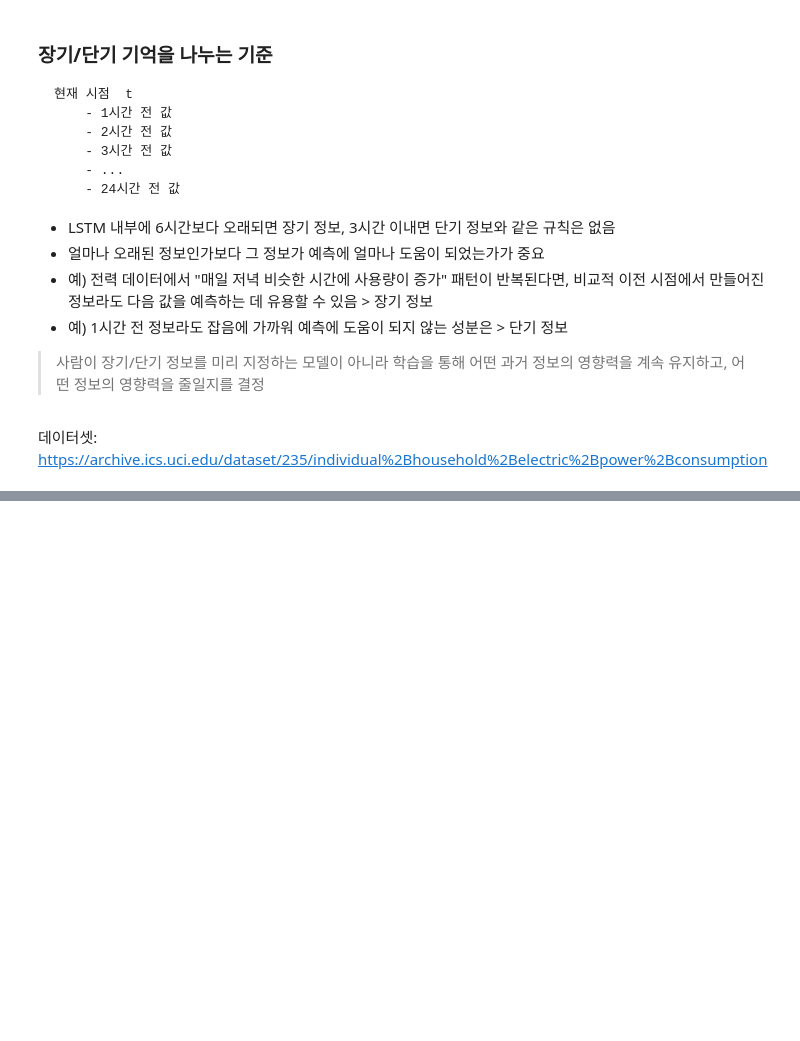
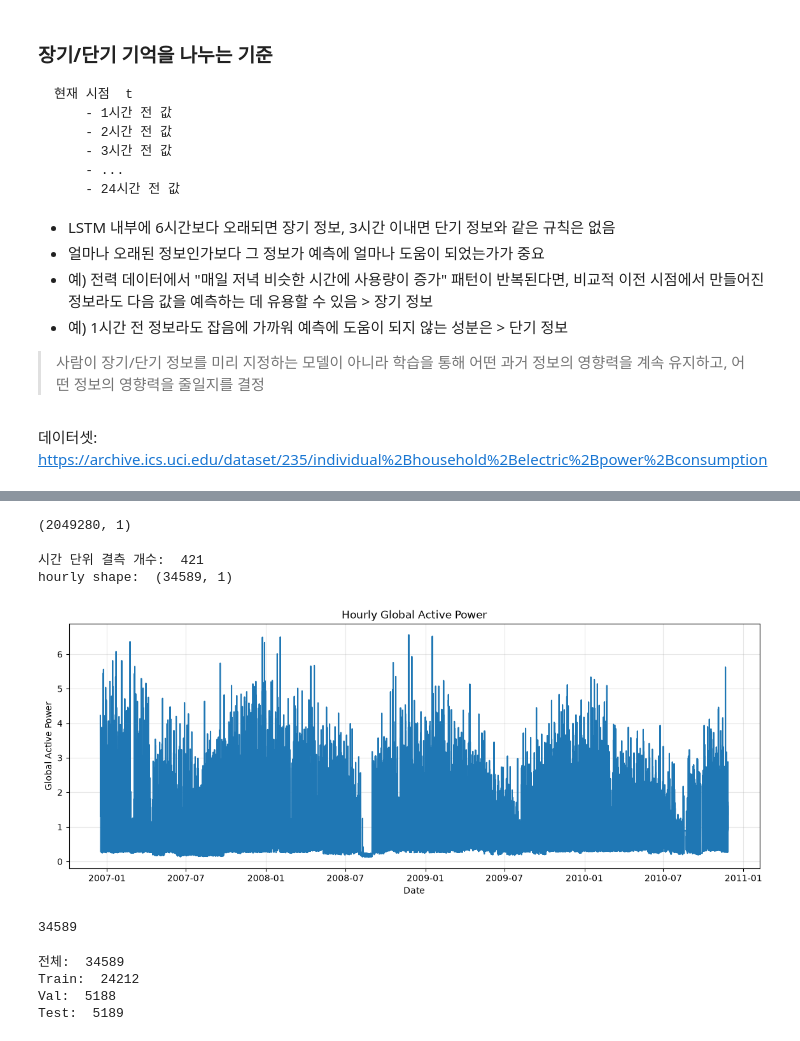
Before and after one commit to kjalh/12_NLP, a Jupyter notebook: 03_LSTM과 GRU.ipynb, the cells around one changed output, grey strips where cells are left out. Saved outputs shown, nothing was run; the diff lists cells and outputs as text; code cells hidden in the pictures; blank space fills up the shorter version.

```diff
--- a/03_LSTM과 GRU.ipynb
+++ b/03_LSTM과 GRU.ipynb
@@ -83,0 +196,4 @@ LSTM(Long Short-Term Memory)은 RNN의 장기 의존성 문제를 해결하기
+# %%
+invalid_datetime = df['datetime'].isna().sum()
+df = df.dropna(subset=['datetime'])
+df.head()
@@ -83,0 +207,4 @@ LSTM(Long Short-Term Memory)은 RNN의 장기 의존성 문제를 해결하기
+# %%
+df = df.sort_values("datetime")
+df = df.set_index("datetime")
+df.head()
@@ -83,0 +219,33 @@ LSTM(Long Short-Term Memory)은 RNN의 장기 의존성 문제를 해결하기
+# %%
+power = df[['Global_active_power']].copy()
+power['Global_active_power'] = pd.to_numeric(power["Global_active_power"], errors='coerce')
+power = power.dropna()
+print(power.shape)
+# %% [output]
+(2049280, 1)
+# %%
+hourly = power.resample("1h").mean()
+# hourly
+
+missing_hours = hourly["Global_active_power"].isna().sum()
+# missing_hours
+
+print("시간 단위 결측 개수: ", missing_hours)
+
+# 시계열 간격을 1시간으로 유지하기 위해 "과거의 마지막 관측값"으로 채움(이전 데이터를 다음 결측치에 채움)
+# SEQ_LENGTH=24를 정말 24시간이라고 부르려면 데이터 간격이 일정해야 함
+hourly = hourly.ffill().dropna()
+print("hourly shape: ", hourly.shape)
+# %% [output]
+시간 단위 결측 개수:  421
+hourly shape:  (34589, 1)
+# %%
+plt.figure(figsize=(14, 5))
+plt.plot(hourly.index, hourly["Global_active_power"])
+plt.title("Hourly Global Active Power")
+plt.xlabel("Date")
+plt.ylabel("Global Active Power")
+plt.grid(alpha=0.3)
+plt.show()
+# %% [output]
+[figure, added]
@@ -83,0 +254,17 @@ LSTM(Long Short-Term Memory)은 RNN의 장기 의존성 문제를 해결하기
+# %%
+n = len(values)
+n
+# %% [output]
+34589
+# %%
+train_end = int(n * 0.70)
+val_end = int(n * 0.85)
+print("전체: ", n)
+print("Train: ", train_end)
+print("Val: ", val_end - train_end)
+print("Test: ", n - val_end)
+# %% [output]
+전체:  34589
+Train:  24212
+Val:  5188
+Test:  5189
```
Also changed, not shown: parts of 29 cells of this notebook, 1 other file.
